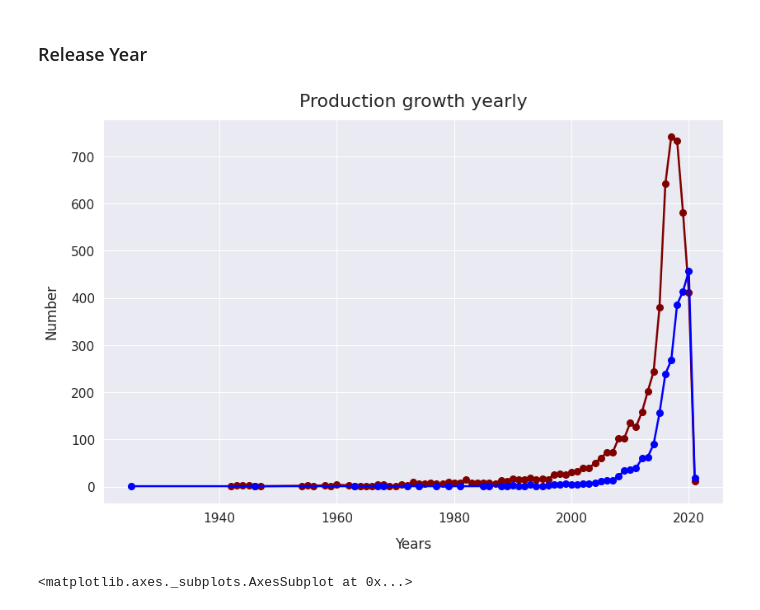
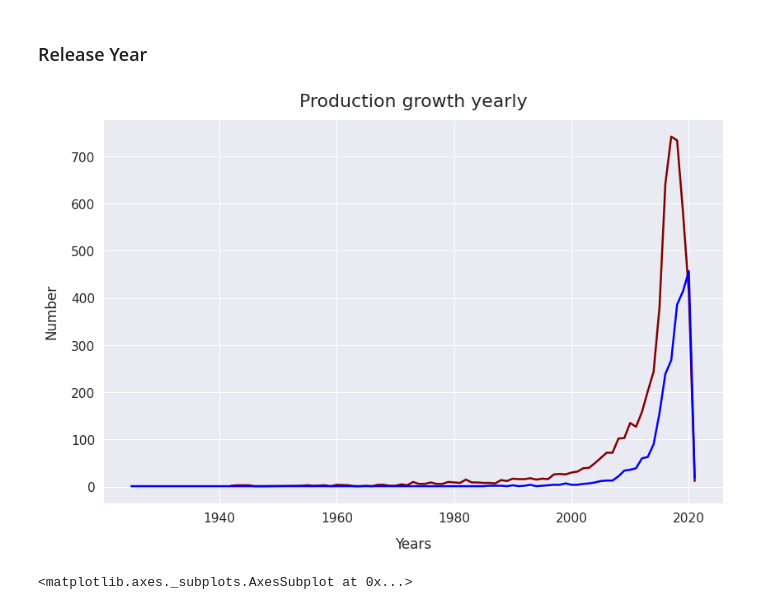
Before and after one commit to Anupam8858/NETFLIX-MOVIES-AND-TV-SHOWS-CLUSTERING, a Jupyter notebook: NETFLIX_MOVIES_AND_TV_SHOWS_CLUSTERING.ipynb, the cells around one changed output. Drawn from its saved outputs; the diff is of its cells as text; code cells hidden in the pictures.

```diff
--- a/NETFLIX_MOVIES_AND_TV_SHOWS_CLUSTERING.ipynb
+++ b/NETFLIX_MOVIES_AND_TV_SHOWS_CLUSTERING.ipynb
@@ -323,14 +326,13 @@ tvshows_year = tv_shows['release_year'].value_counts().sort_index(ascending=Fals
 # %%
 # Visualizing the movies and tv_shows based on the release year
 sns.set(font_scale=1.4)
-plt.figure(figsize=(12,8))
-movies_year.plot(linewidth=2.5, color='maroon',label = "Movies / year", marker = 'o', markersize = 8)
-tvshows_year.plot(linewidth=2.5, color='blue',label = "TV Shows / year", marker = 'o', markersize = 8)
+movies_year.plot(figsize=(12, 8), linewidth=2.5, color='maroon',label="Movies / year",ms=3)
+tvshows_year.plot(figsize=(12, 8), linewidth=2.5, color='blue',label="TV Shows / year")
 plt.xlabel("Years", labelpad=15)
 plt.ylabel("Number", labelpad=15)
 plt.title("Production growth yearly", y=1.02, fontsize=22);
 # %% [output]
-[figure, old version]
+[figure, new version]
 # %%
 # Analysing how many movies released per year in last 20 years
 plt.figure(figsize=(15,5))
```
Also changed, not shown: parts of 35 cells of this notebook.
